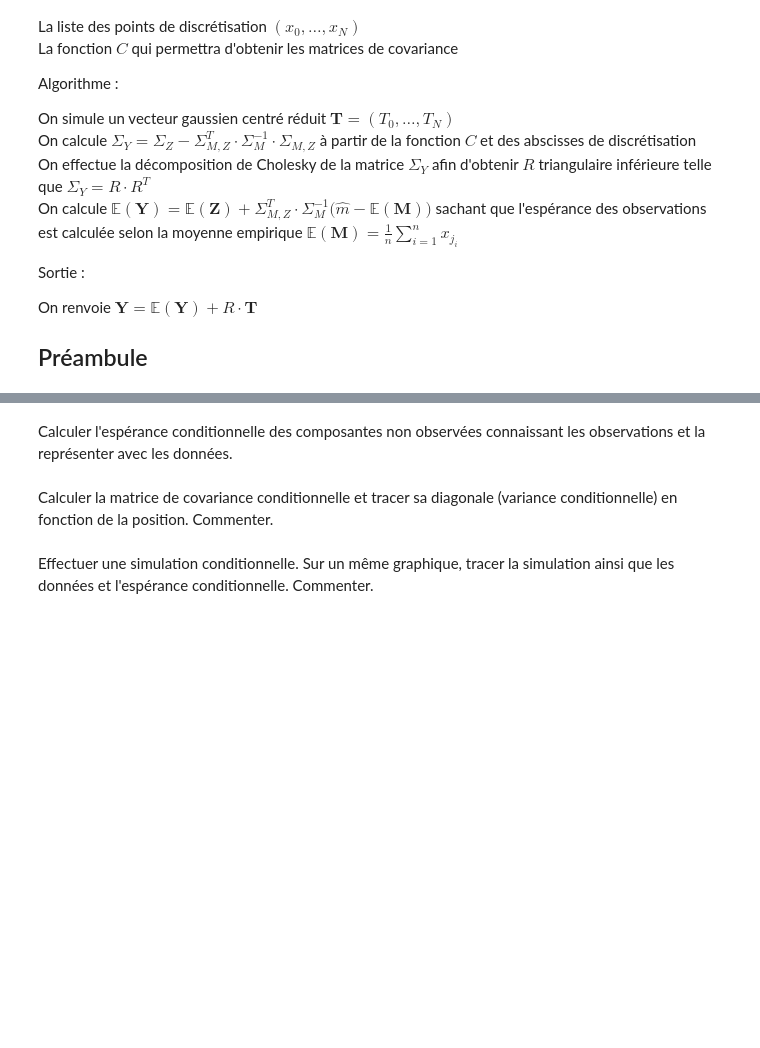
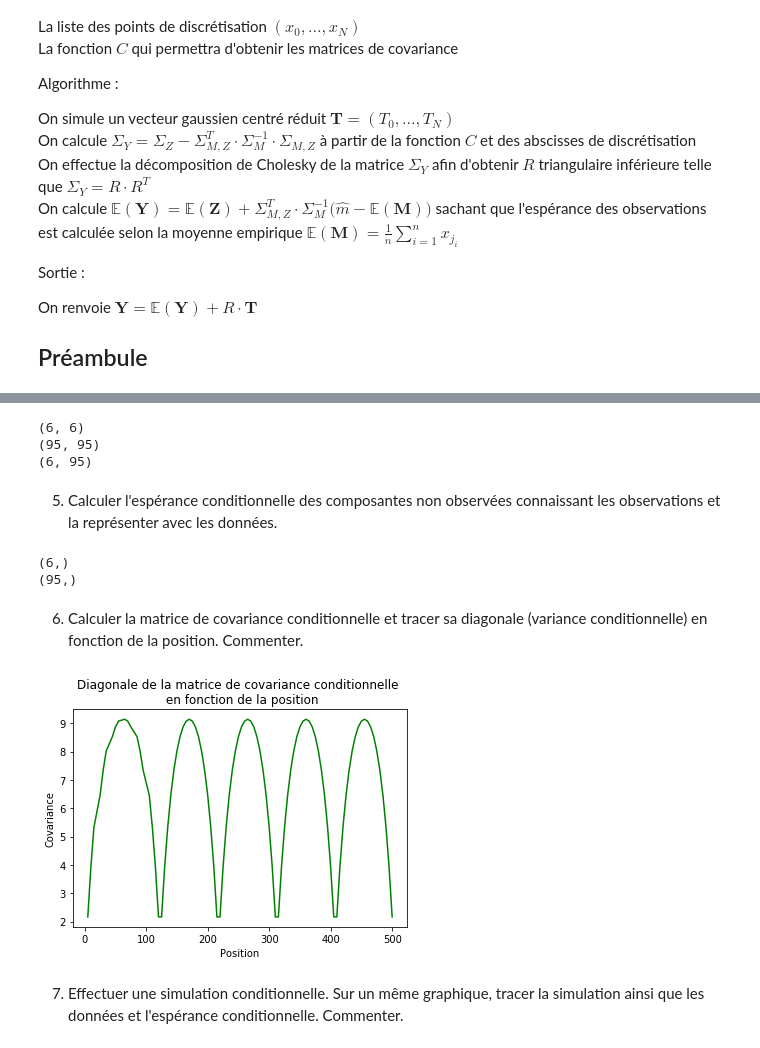
Before and after one commit to CamilleSrecki/Projet-Numerique-TS-3, a Jupyter notebook: Projet-Numérique-3-TS.ipynb, the cells around one changed output, grey strips where cells are left out. Cells and saved outputs as stored; diff of their text form; code cells hidden in the pictures; blank space fills up the shorter version.

Commit message:
Ajout questions 8 à 10 + plots
Calculs de moyennes conditionnelles à vérifier

```diff
--- a/Projet-Numérique-3-TS.ipynb
+++ b/Projet-Numérique-3-TS.ipynb
@@ -165,9 +167,8 @@ Calculer la matrice de distance.
 
 distance = np.zeros((N,N),dtype=np.float64)
 
-for i in range(N) :
-    for j in range(N) :
-        distance[i,j] = abs(discretization[i]-discretization[j])
+for (i,j) in product(range(N),range(N)) :
+    distance[i,j] = abs(discretization[i]-discretization[j])
 
 distance
 # %% [output]
@@ -194,12 +195,27 @@ Extraire les 3 matrices de covariance suivantes :
 Sigma_M = Sigma_Z[observation_indexes][:,observation_indexes] # matrice de covariance de M (observations)
 Sigma_inconnues = Sigma_Z[unknown_indexes][:,unknown_indexes] # matrice de covariance entre les inconnues
 Sigma_M_Z = Sigma_Z[observation_indexes][:,unknown_indexes] # matrice de covariance entre les observations et les inconnues
+
+print(Sigma_M.shape)
+print(Sigma_inconnues.shape)
+print(Sigma_M_Z.shape)
+# %% [output]
+(6, 6)
+(95, 95)
+(6, 95)
 # %% [markdown]
-Calculer l'espérance conditionnelle des composantes non observées connaissant les observations et la représenter avec les données.
+5) Calculer l'espérance conditionnelle des composantes non observées connaissant les observations et la représenter avec les données.
 # %%
-#On calcule l'espérance E_Y de la loi de la variable Y de la question 4. de la première partie
-n=len(observation_indexes)
+# On calcule l'espérance E_Y de la loi de la variable Y de la question 4. de la première partie
+
+n = len(observation_indexes)
 E_M = depth.mean()*np.ones(n) # moyenne empirique des observations
 E_Y = mu * np.ones(N-n) + np.dot(np.matrix.transpose(Sigma_M_Z), np.dot(np.linalg.inv(Sigma_M), depth - E_M))
+
+print(E_M.shape)
+print(E_Y.shape)
+# %% [output]
+(6,)
+(95,)
 # %% [markdown]
-Calculer la matrice de covariance conditionnelle et tracer sa diagonale (variance conditionnelle) en fonction de la position. Commenter.
+6) Calculer la matrice de covariance conditionnelle et tracer sa diagonale (variance conditionnelle) en fonction de la position. Commenter.
@@ -208,5 +222,21 @@ Sigma_Y = Sigma_inconnues - np.dot(np.matrix.transpose(Sigma_M_Z), np.dot(np.lin
+# %%
+Sigma_Y = Sigma_inconnues - np.dot(np.matrix.transpose(Sigma_M_Z), np.dot(np.linalg.inv(Sigma_M),Sigma_M_Z))
+
+diagonale = [Sigma_Y[i,i] for i in range(Sigma_Y.shape[0])]
+indexes = []
+for i in range(N):
+    if discretization[i] not in observation_indexes:
+        indexes.append(discretization[i])
+
+plt.plot(indexes, diagonale, "g")
+plt.title("Diagonale de la matrice de covariance conditionnelle \n en fonction de la position")
+plt.xlabel("Position")
+plt.ylabel("Covariance")
+plt.show()
+# %% [output]
+[figure, added]
 # %% [markdown]
-Effectuer une simulation conditionnelle. Sur un même graphique, tracer la simulation ainsi que les données et l'espérance conditionnelle. Commenter.
+7) Effectuer une simulation conditionnelle. Sur un même graphique, tracer la simulation ainsi que les données et l'espérance conditionnelle. Commenter.
 # %%
 # Décomposition de Cholesky
 R = np.linalg.cholesky(Sigma_Y)
```
Also changed, not shown: parts of 18 cells of this notebook.
